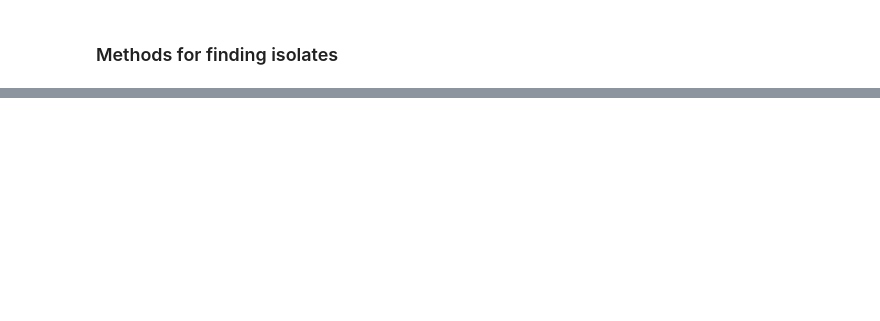
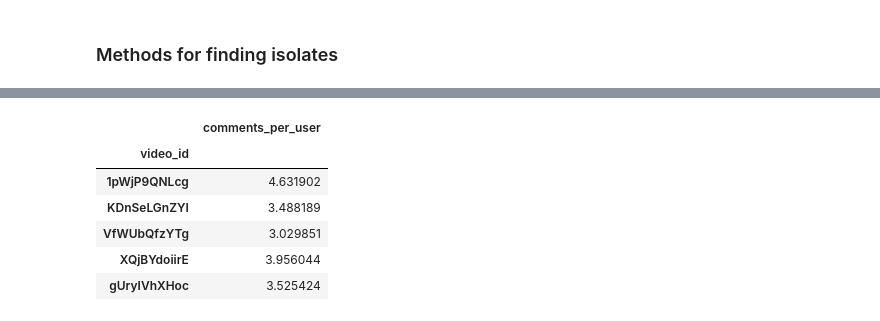
Before and after one commit to RomanNekrasov/SNA4DS, a Jupyter notebook: data_analysis/network_descriptives.ipynb, the cells around one changed output, grey strips where cells are left out. Cells and saved outputs as stored; diff of their text form; code cells hidden in the pictures; blank space fills up the shorter version.

```diff
--- a/data_analysis/network_descriptives.ipynb
+++ b/data_analysis/network_descriptives.ipynb
@@ -209,0 +288,18 @@ Name: num_words, dtype: float64
+# %%
+new2.rename(columns={'author_id': 'count'}, inplace=True)
+# %%
+new['count'] = new2['count']
+# %%
+new['comments_per_user'] = new['count'] / new['author_id']
+# %%
+new.drop(columns=['count','author_id'], inplace=True)
+# %%
+new
+# %% [output]
+|  | comments_per_user |
+| video_id |  |
+| 1pWjP9QNLcg | 4.631902 |
+| KDnSeLGnZYI | 3.488189 |
+| VfWUbQfzYTg | 3.029851 |
+| XQjBYdoiirE | 3.956044 |
+| gUryIVhXHoc | 3.525424 |
```
Also changed, not shown: parts of 21 cells of this notebook, 1 other file.
